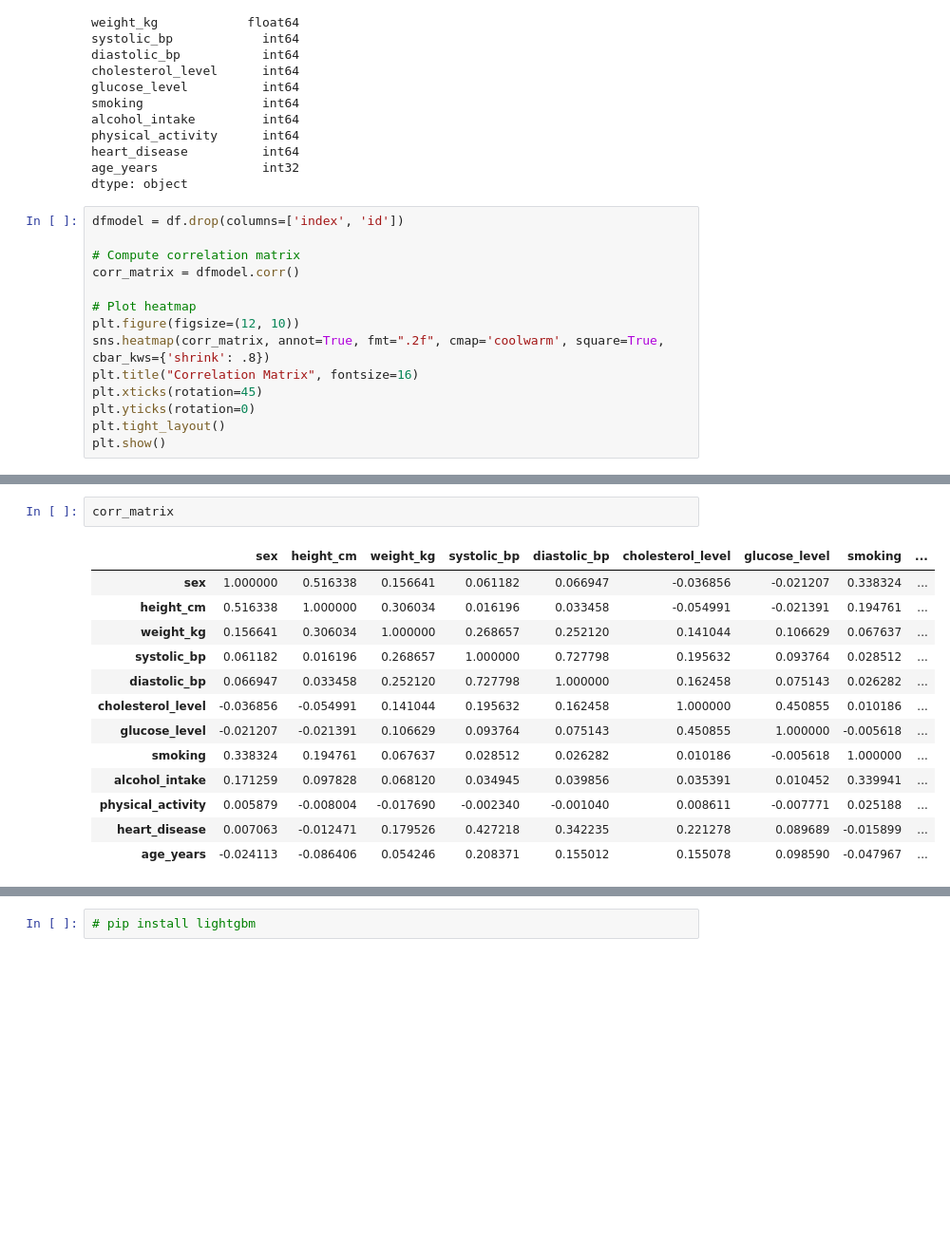
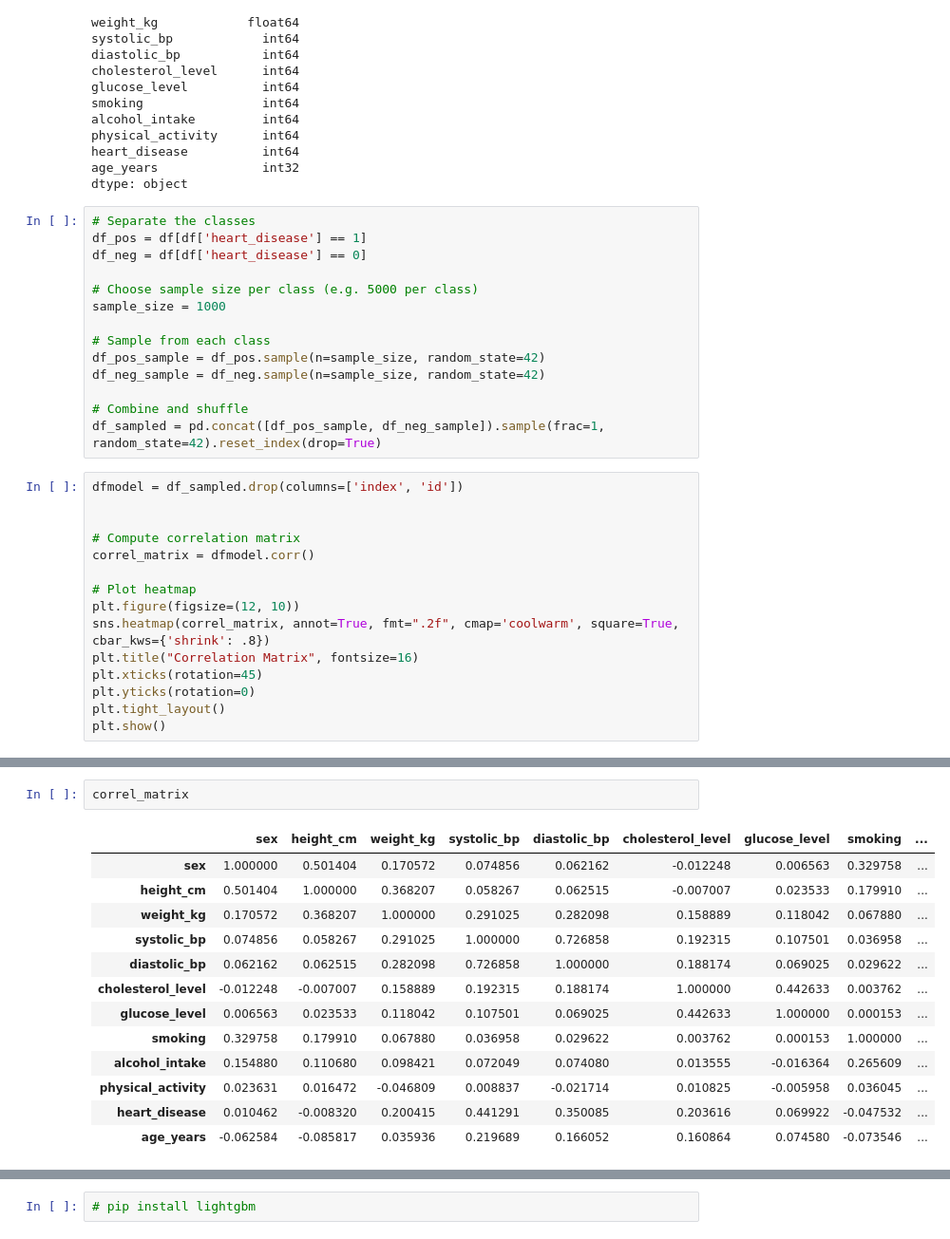
Before and after one commit to bopitien/multi-health-ml-predictor, a Jupyter notebook: notebooks/heart_disease.ipynb, the cells around one changed output, grey strips where cells are left out. Shown: that part at 95% size. Saved outputs shown, nothing was run; the diff lists cells and outputs as text; blank space fills up the shorter version.

```diff
--- a/notebooks/heart_disease.ipynb
+++ b/notebooks/heart_disease.ipynb
@@ -181,15 +192,30 @@ physical_activity      int64
 heart_disease          int64
 age_years              int32
 dtype: object
+# %%
+# Separate the classes
+df_pos = df[df['heart_disease'] == 1]
+df_neg = df[df['heart_disease'] == 0]
+
+# Choose sample size per class (e.g. 5000 per class)
+sample_size = 1000
+
+# Sample from each class
+df_pos_sample = df_pos.sample(n=sample_size, random_state=42)
+df_neg_sample = df_neg.sample(n=sample_size, random_state=42)
+
+# Combine and shuffle
+df_sampled = pd.concat([df_pos_sample, df_neg_sample]).sample(frac=1, random_state=42).reset_index(drop=True)
 # %%
-dfmodel = df.drop(columns=['index', 'id'])
+dfmodel = df_sampled.drop(columns=['index', 'id'])
+
 
 # Compute correlation matrix
-corr_matrix = dfmodel.corr()
+correl_matrix = dfmodel.corr()
 
 # Plot heatmap
 plt.figure(figsize=(12, 10))
-sns.heatmap(corr_matrix, annot=True, fmt=".2f", cmap='coolwarm', square=True, cbar_kws={'shrink': .8})
+sns.heatmap(correl_matrix, annot=True, fmt=".2f", cmap='coolwarm', square=True, cbar_kws={'shrink': .8})
 plt.title("Correlation Matrix", fontsize=16)
 plt.xticks(rotation=45)
 plt.yticks(rotation=0)
@@ -200,16 +226,16 @@ plt.show()
 # %%
-corr_matrix
+correl_matrix
 # %% [output]
 |  | sex | height_cm | weight_kg | systolic_bp | diastolic_bp | cholesterol_level | glucose_level | smoking | ... |
-| sex | 1.000000 | 0.516338 | 0.156641 | 0.061182 | 0.066947 | -0.036856 | -0.021207 | 0.338324 | ... |
-| height_cm | 0.516338 | 1.000000 | 0.306034 | 0.016196 | 0.033458 | -0.054991 | -0.021391 | 0.194761 | ... |
-| weight_kg | 0.156641 | 0.306034 | 1.000000 | 0.268657 | 0.252120 | 0.141044 | 0.106629 | 0.067637 | ... |
-| systolic_bp | 0.061182 | 0.016196 | 0.268657 | 1.000000 | 0.727798 | 0.195632 | 0.093764 | 0.028512 | ... |
-| diastolic_bp | 0.066947 | 0.033458 | 0.252120 | 0.727798 | 1.000000 | 0.162458 | 0.075143 | 0.026282 | ... |
-| cholesterol_level | -0.036856 | -0.054991 | 0.141044 | 0.195632 | 0.162458 | 1.000000 | 0.450855 | 0.010186 | ... |
-| glucose_level | -0.021207 | -0.021391 | 0.106629 | 0.093764 | 0.075143 | 0.450855 | 1.000000 | -0.005618 | ... |
-| smoking | 0.338324 | 0.194761 | 0.067637 | 0.028512 | 0.026282 | 0.010186 | -0.005618 | 1.000000 | ... |
-| alcohol_intake | 0.171259 | 0.097828 | 0.068120 | 0.034945 | 0.039856 | 0.035391 | 0.010452 | 0.339941 | ... |
-| physical_activity | 0.005879 | -0.008004 | -0.017690 | -0.002340 | -0.001040 | 0.008611 | -0.007771 | 0.025188 | ... |
-| heart_disease | 0.007063 | -0.012471 | 0.179526 | 0.427218 | 0.342235 | 0.221278 | 0.089689 | -0.015899 | ... |
-| age_years | -0.024113 | -0.086406 | 0.054246 | 0.208371 | 0.155012 | 0.155078 | 0.098590 | -0.047967 | ... |
+| sex | 1.000000 | 0.501404 | 0.170572 | 0.074856 | 0.062162 | -0.012248 | 0.006563 | 0.329758 | ... |
+| height_cm | 0.501404 | 1.000000 | 0.368207 | 0.058267 | 0.062515 | -0.007007 | 0.023533 | 0.179910 | ... |
+| weight_kg | 0.170572 | 0.368207 | 1.000000 | 0.291025 | 0.282098 | 0.158889 | 0.118042 | 0.067880 | ... |
+| systolic_bp | 0.074856 | 0.058267 | 0.291025 | 1.000000 | 0.726858 | 0.192315 | 0.107501 | 0.036958 | ... |
+| diastolic_bp | 0.062162 | 0.062515 | 0.282098 | 0.726858 | 1.000000 | 0.188174 | 0.069025 | 0.029622 | ... |
+| cholesterol_level | -0.012248 | -0.007007 | 0.158889 | 0.192315 | 0.188174 | 1.000000 | 0.442633 | 0.003762 | ... |
+| glucose_level | 0.006563 | 0.023533 | 0.118042 | 0.107501 | 0.069025 | 0.442633 | 1.000000 | 0.000153 | ... |
+| smoking | 0.329758 | 0.179910 | 0.067880 | 0.036958 | 0.029622 | 0.003762 | 0.000153 | 1.000000 | ... |
+| alcohol_intake | 0.154880 | 0.110680 | 0.098421 | 0.072049 | 0.074080 | 0.013555 | -0.016364 | 0.265609 | ... |
+| physical_activity | 0.023631 | 0.016472 | -0.046809 | 0.008837 | -0.021714 | 0.010825 | -0.005958 | 0.036045 | ... |
+| heart_disease | 0.010462 | -0.008320 | 0.200415 | 0.441291 | 0.350085 | 0.203616 | 0.069922 | -0.047532 | ... |
+| age_years | -0.062584 | -0.085817 | 0.035936 | 0.219689 | 0.166052 | 0.160864 | 0.074580 | -0.073546 | ... |
```
Also changed, not shown: parts of 25 cells of this notebook, 12 other files.
